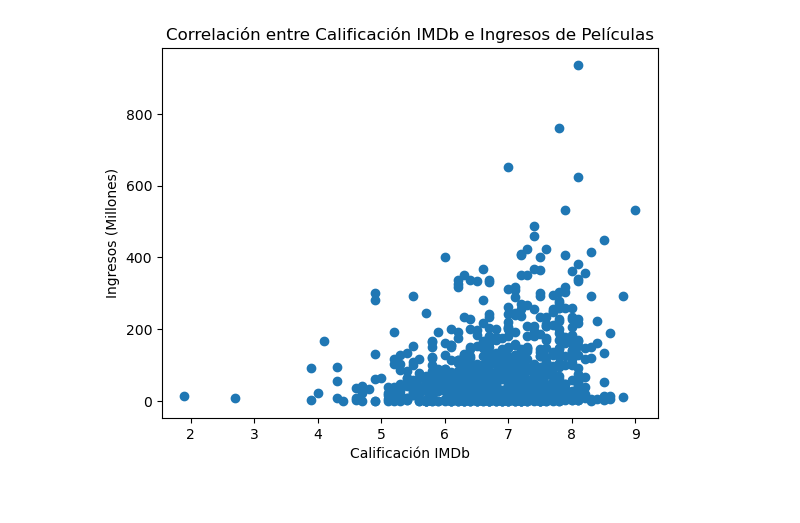
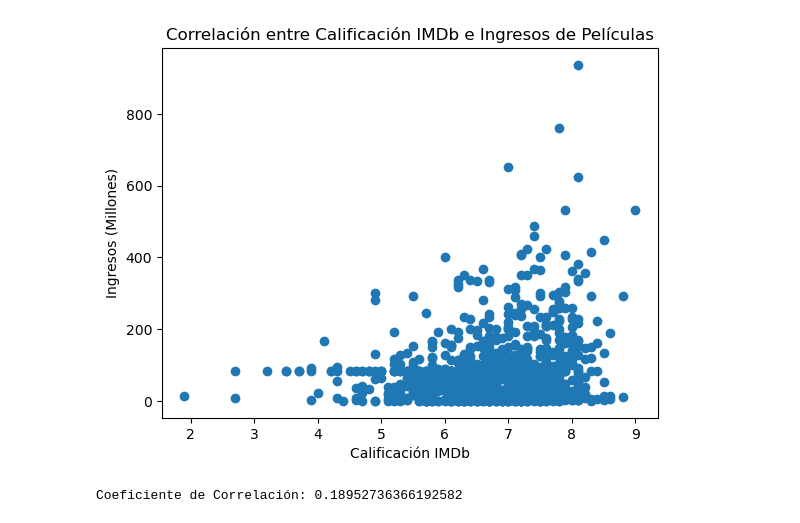
Before and after one commit to gaguadcode/PROYECTOSPYTHON, a Jupyter notebook: numpy/peliculas_kaggle.ipynb, the cells around one changed output. Drawn from its saved outputs; the diff is of its cells as text; code cells hidden in the pictures.

Commit message:
solucionado nan en correlation

```diff
--- a/numpy/peliculas_kaggle.ipynb
+++ b/numpy/peliculas_kaggle.ipynb
@@ -1,48 +1,40 @@
 # %%
 import numpy as np
 import pandas as pd
 import matplotlib.pyplot as plt
 
 # Carga el conjunto de datos desde el archivo CSV descargado
-df = pd.read_csv("IMDB-Movie-Data.csv")
+df = pd.read_csv("IMDB-Movie-Data.csv")  l
 
 # Selecciona las columnas relevantes
 selected_columns = ['Title', 'Year', 'Runtime (Minutes)', 'Rating', 'Votes', 'Revenue (Millions)']
 df = df[selected_columns]
 
 # Convierte las columnas seleccionadas a un array de NumPy
 data_array = df.to_numpy()
 
-# Maneja valores faltantes en 'Revenue (Millions)' con la media
+# Maneja valores faltantes en 'Rating' y 'Revenue (Millions)'
+df['Rating'].fillna(df['Rating'].mean(), inplace=True)
 df['Revenue (Millions)'].fillna(df['Revenue (Millions)'].mean(), inplace=True)
 
-# Análisis estadístico con NumPy
-# Calificación promedio de las películas
-average_rating = np.mean(data_array[:, 3])
+# Asegúrate de que las columnas seleccionadas sean de tipo numérico
+numeric_columns = ['Rating', 'Revenue (Millions)']
+df[numeric_columns] = df[numeric_columns].apply(pd.to_numeric, errors='coerce')
 
-# Película con la duración más larga
-longest_duration_movie = data_array[np.argmax(data_array[:, 2])][0]
-
-# Ingreso promedio y mediana
-average_revenue = np.mean(data_array[:, 5])
-median_revenue = np.median(data_array[:, 5])
-
-# Manipulación de Datos
-# Subconjunto de películas lanzadas en los últimos 10 años
-recent_movies = data_array[data_array[:, 1].astype(int) >= (pd.to_datetime('today').year - 10)]
-
-# Promedio de votos para este subconjunto
-average_votes_recent_movies = np.mean(recent_movies[:, 4])
+# Filtra filas que contengan NaN
+df = df.dropna(subset=numeric_columns)
 
 # Correlación
-# Calificación IMDb vs. Ingresos de las películas
-correlation = np.corrcoef(data_array[:, 3].astype(float), data_array[:, 5].astype(float))[0, 1]
+correlation = np.corrcoef(df['Rating'], df['Revenue (Millions)'])[0, 1]
 
 # Representa la correlación con matplotlib.pyplot
-plt.scatter(data_array[:, 3].astype(float), data_array[:, 5].astype(float))
+plt.scatter(df['Rating'], df['Revenue (Millions)'])
 plt.title('Correlación entre Calificación IMDb e Ingresos de Películas')
 plt.xlabel('Calificación IMDb')
 plt.ylabel('Ingresos (Millones)')
 plt.show()
+
+print(f"Coeficiente de Correlación: {correlation}")
 # %% [output]
-[figure, old version]
+[figure, new version]
+Coeficiente de Correlación: 0.18952736366192582
```
Also changed, not shown: parts of 1 cell of this notebook.
